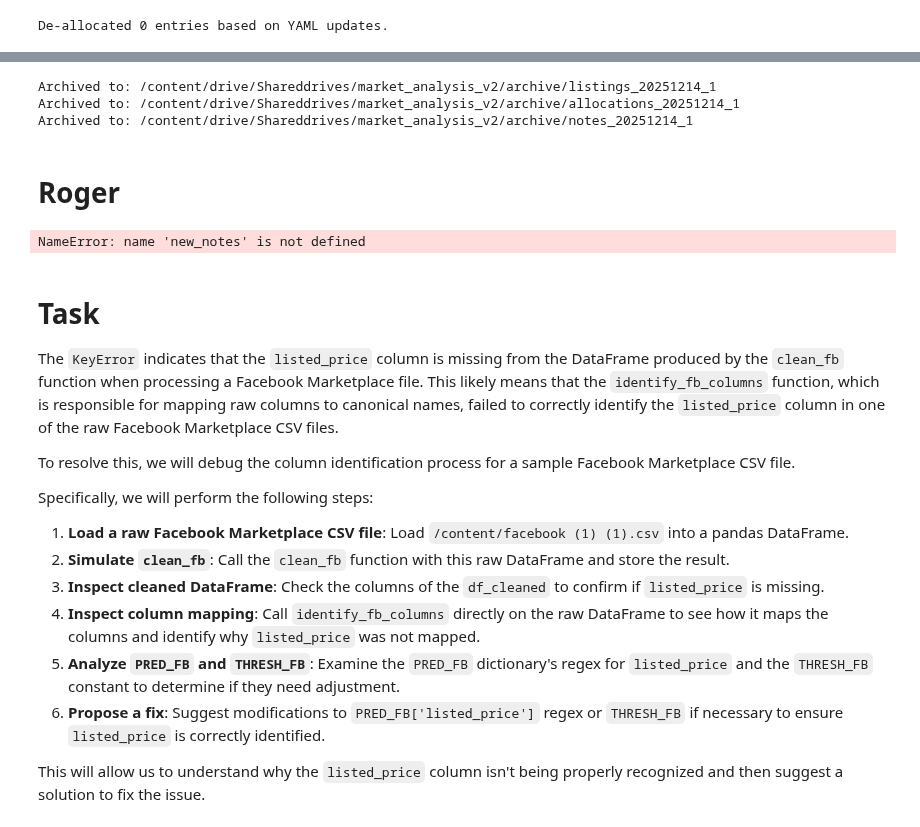
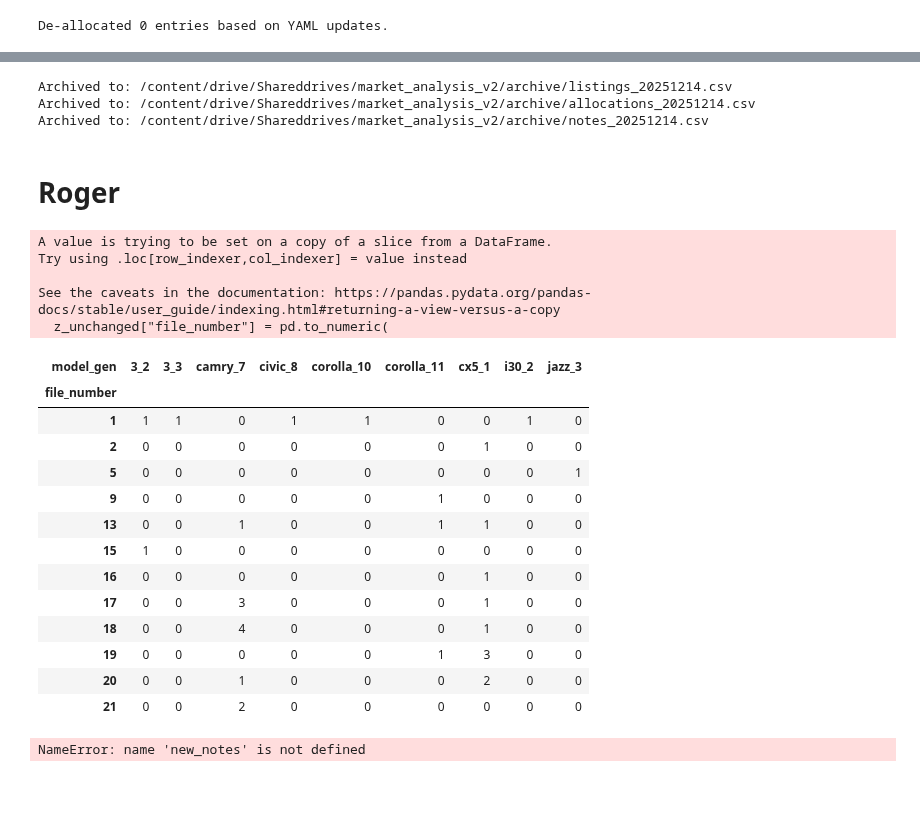
Before and after one commit to imrogerjiang/market_analysis_v2, a Jupyter notebook: Market Analysis V2.ipynb, the cells around one changed output, grey strips where cells are left out. Drawn from its saved outputs; the diff is of its cells as text; code cells hidden in the pictures; blank space fills up the shorter version.

```diff
--- a/Market Analysis V2.ipynb
+++ b/Market Analysis V2.ipynb
@@ -1737,15 +1749,48 @@ dtype: Int64
 # compare_df("allocations")
 # compare_df("notes")
 # %%
-save_df(listings, "listings")
-save_df(allocations, "allocations")
-save_df(notes, "notes")
+save_df(listings, "listings.csv")
+save_df(allocations, "allocations.csv")
+save_df(notes, "notes.csv")
 # %% [output]
-Archived to: /content/drive/Shareddrives/market_analysis_v2/archive/listings_20251214_1
-Archived to: /content/drive/Shareddrives/market_analysis_v2/archive/allocations_20251214_1
-Archived to: /content/drive/Shareddrives/market_analysis_v2/archive/notes_20251214_1
+Archived to: /content/drive/Shareddrives/market_analysis_v2/archive/listings_20251214.csv
+Archived to: /content/drive/Shareddrives/market_analysis_v2/archive/allocations_20251214.csv
+Archived to: /content/drive/Shareddrives/market_analysis_v2/archive/notes_20251214.csv
 # %% [markdown]
 # Roger
+# %%
+# How many pages of new cars?
+# CX5, corolla 7 has not been scraped.
+
+s = set()
+for c in clients:
+    s.update(c['model_gens'])
+z_unchanged = z[(z['update_status'] == 'new')&(z['file_name'].str[0]=="c")&(z["model_gen"].isin(s))]
+z_unchanged["file_number"] = pd.to_numeric(
+    z_unchanged["file_name"].str.replace(r"\D+", "", regex=True),
+    errors="coerce"
+)
+z_unchanged.groupby('file_number')['model_gen'].value_counts().unstack(fill_value=0)
+# %% [output]
+A value is trying to be set on a copy of a slice from a DataFrame.
+Try using .loc[row_indexer,col_indexer] = value instead
+
+See the caveats in the documentation: https://pandas.pydata.org/pandas-docs/stable/user_guide/indexing.html#returning-a-view-versus-a-copy
+  z_unchanged["file_number"] = pd.to_numeric(
+| model_gen | 3_2 | 3_3 | camry_7 | civic_8 | corolla_10 | corolla_11 | cx5_1 | i30_2 | jazz_3 |
+| file_number |  |  |  |  |  |  |  |  |  |
+| 1 | 1 | 1 | 0 | 1 | 1 | 0 | 0 | 1 | 0 |
+| 2 | 0 | 0 | 0 | 0 | 0 | 0 | 1 | 0 | 0 |
+| 5 | 0 | 0 | 0 | 0 | 0 | 0 | 0 | 0 | 1 |
+| 9 | 0 | 0 | 0 | 0 | 0 | 1 | 0 | 0 | 0 |
+| 13 | 0 | 0 | 1 | 0 | 0 | 1 | 1 | 0 | 0 |
+| 15 | 1 | 0 | 0 | 0 | 0 | 0 | 0 | 0 | 0 |
+| 16 | 0 | 0 | 0 | 0 | 0 | 0 | 1 | 0 | 0 |
+| 17 | 0 | 0 | 3 | 0 | 0 | 0 | 1 | 0 | 0 |
+| 18 | 0 | 0 | 4 | 0 | 0 | 0 | 1 | 0 | 0 |
+| 19 | 0 | 0 | 0 | 0 | 0 | 1 | 3 | 0 | 0 |
+| 20 | 0 | 0 | 1 | 0 | 0 | 0 | 2 | 0 | 0 |
+| 21 | 0 | 0 | 2 | 0 | 0 | 0 | 0 | 0 | 0 |
 # %%
 # After
 
@@ -1757,18 +1802,3 @@ notes = add_note(
 )
 # %% [output]
 NameError: name 'new_notes' is not defined
-# %% [markdown]
-# Task
-The `KeyError` indicates that the `listed_price` column is missing from the DataFrame produced by the `clean_fb` function when processing a Facebook Marketplace file. This likely means that the `identify_fb_columns` function, which is responsible for mapping raw columns to canonical names, failed to correctly identify the `listed_price` column in one of the raw Facebook Marketplace CSV files.
-
-To resolve this, we will debug the column identification process for a sample Facebook Marketplace CSV file.
-
-Specifically, we will perform the following steps:
-1. **Load a raw Facebook Marketplace CSV file**: Load `/content/facebook (1) (1).csv` into a pandas DataFrame.
-2. **Simulate `clean_fb`**: Call the `clean_fb` function with this raw DataFrame and store the result.
-3. **Inspect cleaned DataFrame**: Check the columns of the `df_cleaned` to confirm if `listed_price` is missing.
-4. **Inspect column mapping**: Call `identify_fb_columns` directly on the raw DataFrame to see how it maps the columns and identify why `listed_price` was not mapped.
-5. **Analyze `PRED_FB` and `THRESH_FB`**: Examine the `PRED_FB` dictionary's regex for `listed_price` and the `THRESH_FB` constant to determine if they need adjustment.
-6. **Propose a fix**: Suggest modifications to `PRED_FB['listed_price']` regex or `THRESH_FB` if necessary to ensure `listed_price` is correctly identified.
-
-This will allow us to understand why the `listed_price` column isn't being properly recognized and then suggest a solution to fix the issue.
```
Also changed, not shown: parts of 23 cells of this notebook.
